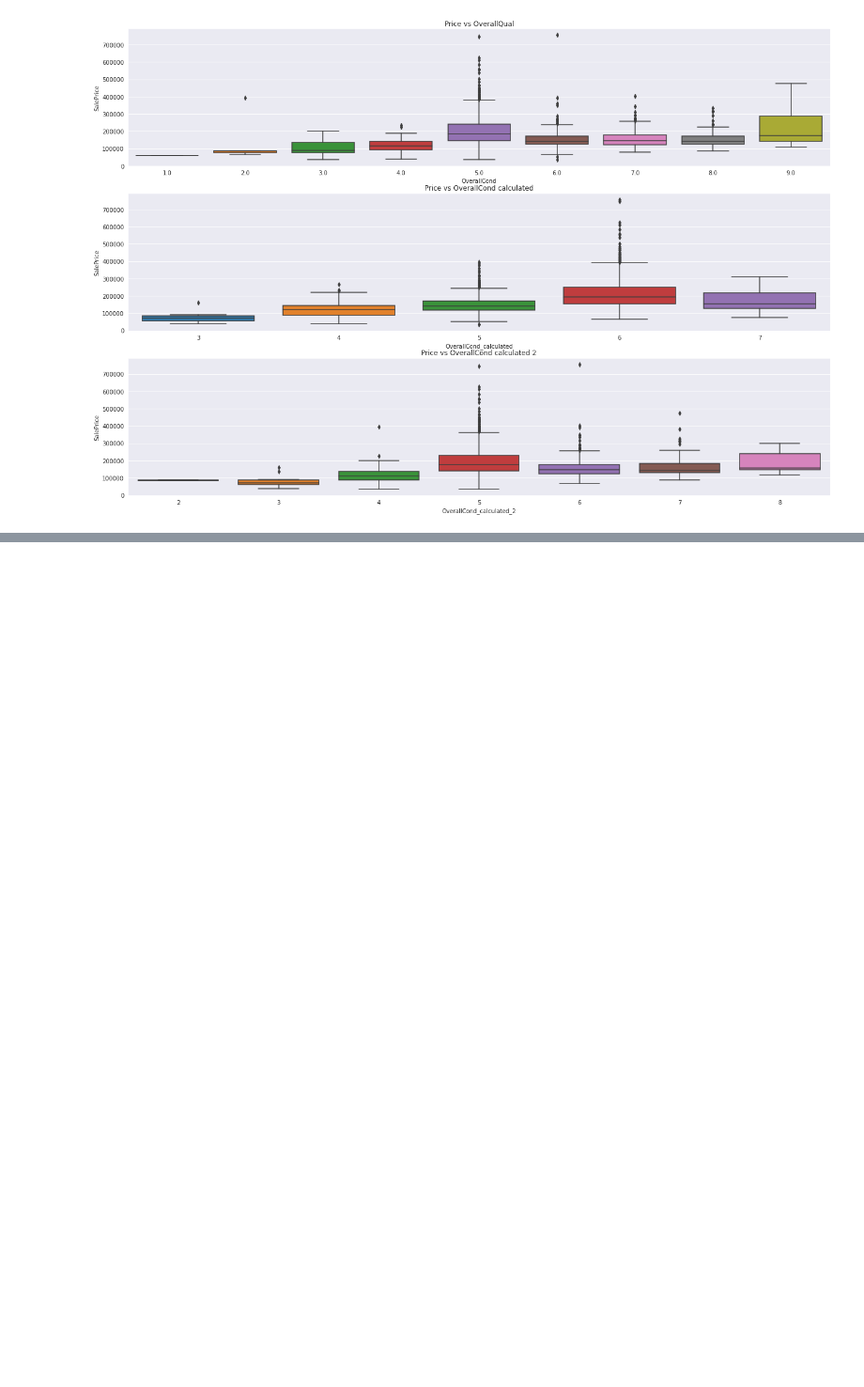
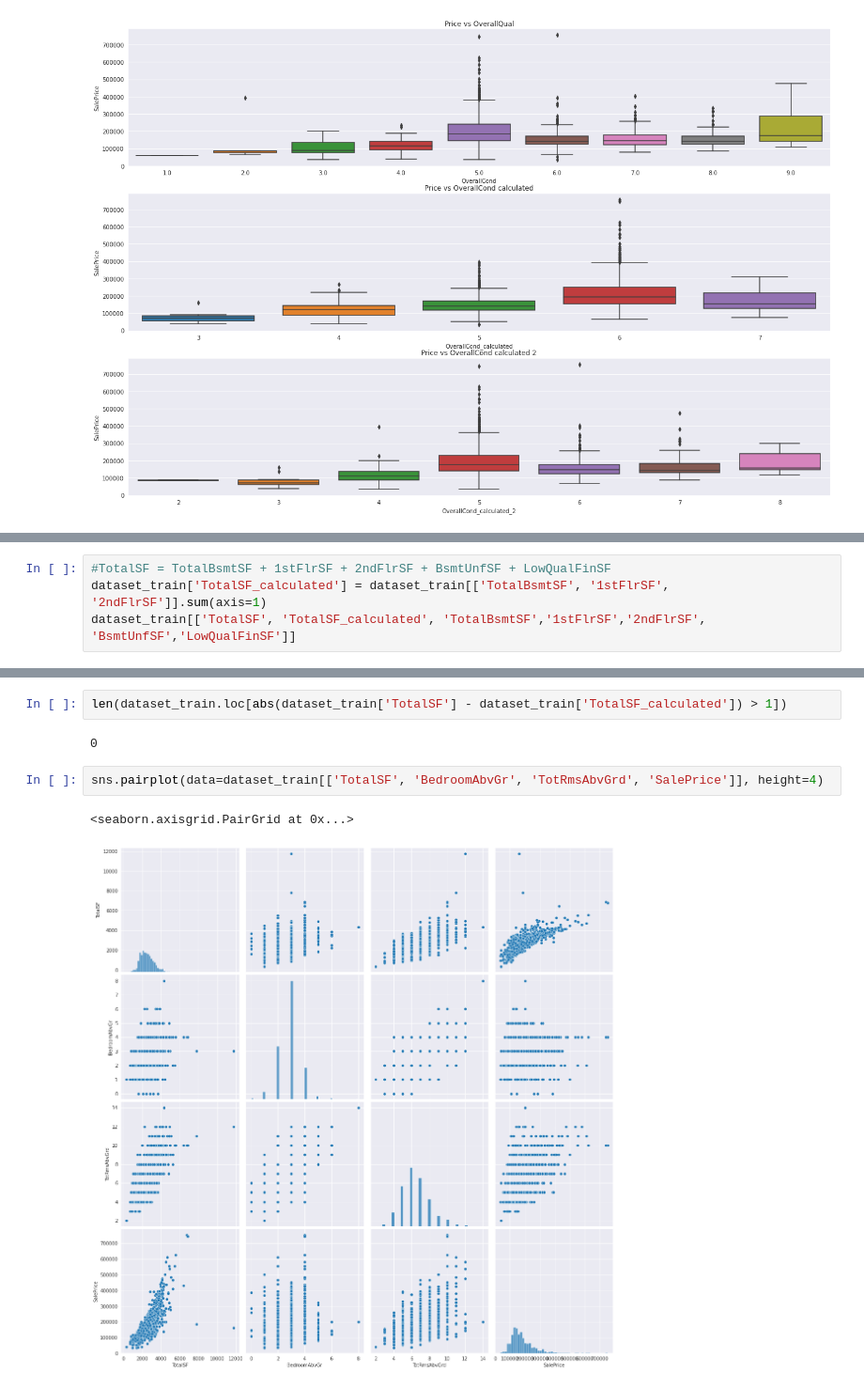
Before and after one commit to max-lutz/Kaggle_competitions, a Jupyter notebook: house-price-regression-full-eda-ml-workflow.ipynb, the cells around one changed output, grey strips where cells are left out. Shown at 94% size. Drawn from its saved outputs; the diff is of its cells as text; blank space fills up the shorter version.

```diff
--- a/house-price-regression-full-eda-ml-workflow.ipynb
+++ b/house-price-regression-full-eda-ml-workflow.ipynb
@@ -466,0 +455,4 @@ Name: OverallCond_calculated_2, Length: 1460, dtype: int64
+# %%
+#TotalSF = TotalBsmtSF + 1stFlrSF + 2ndFlrSF + BsmtUnfSF + LowQualFinSF
+dataset_train['TotalSF_calculated'] = dataset_train[['TotalBsmtSF', '1stFlrSF', '2ndFlrSF']].sum(axis=1)
+dataset_train[['TotalSF', 'TotalSF_calculated', 'TotalBsmtSF','1stFlrSF','2ndFlrSF', 'BsmtUnfSF','LowQualFinSF']]
@@ -466,0 +473,9 @@ Name: OverallCond_calculated_2, Length: 1460, dtype: int64
+# %%
+len(dataset_train.loc[abs(dataset_train['TotalSF'] - dataset_train['TotalSF_calculated']) > 1])
+# %% [output]
+0
+# %%
+sns.pairplot(data=dataset_train[['TotalSF', 'BedroomAbvGr', 'TotRmsAbvGrd', 'SalePrice']], height=4)
+# %% [output]
+<seaborn.axisgrid.PairGrid at 0x...>
+[figure, added]
```
Also changed, not shown: parts of 8 cells of this notebook.
